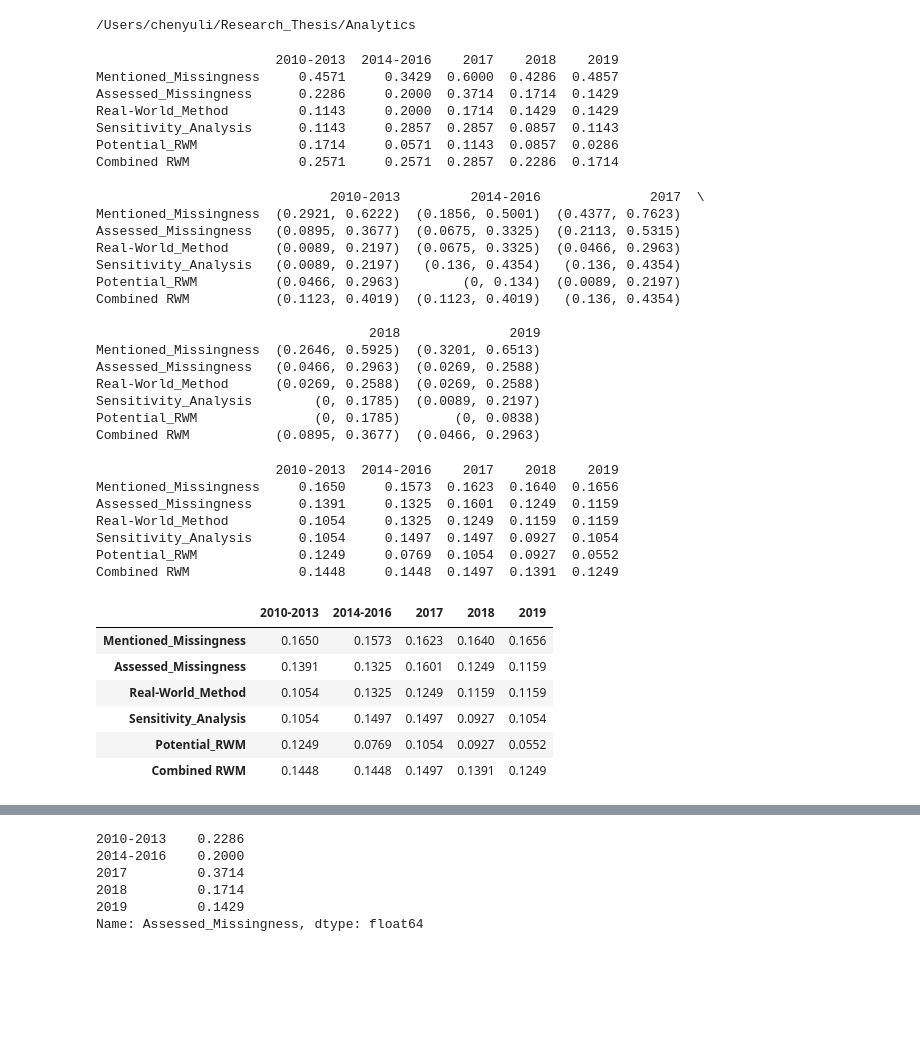
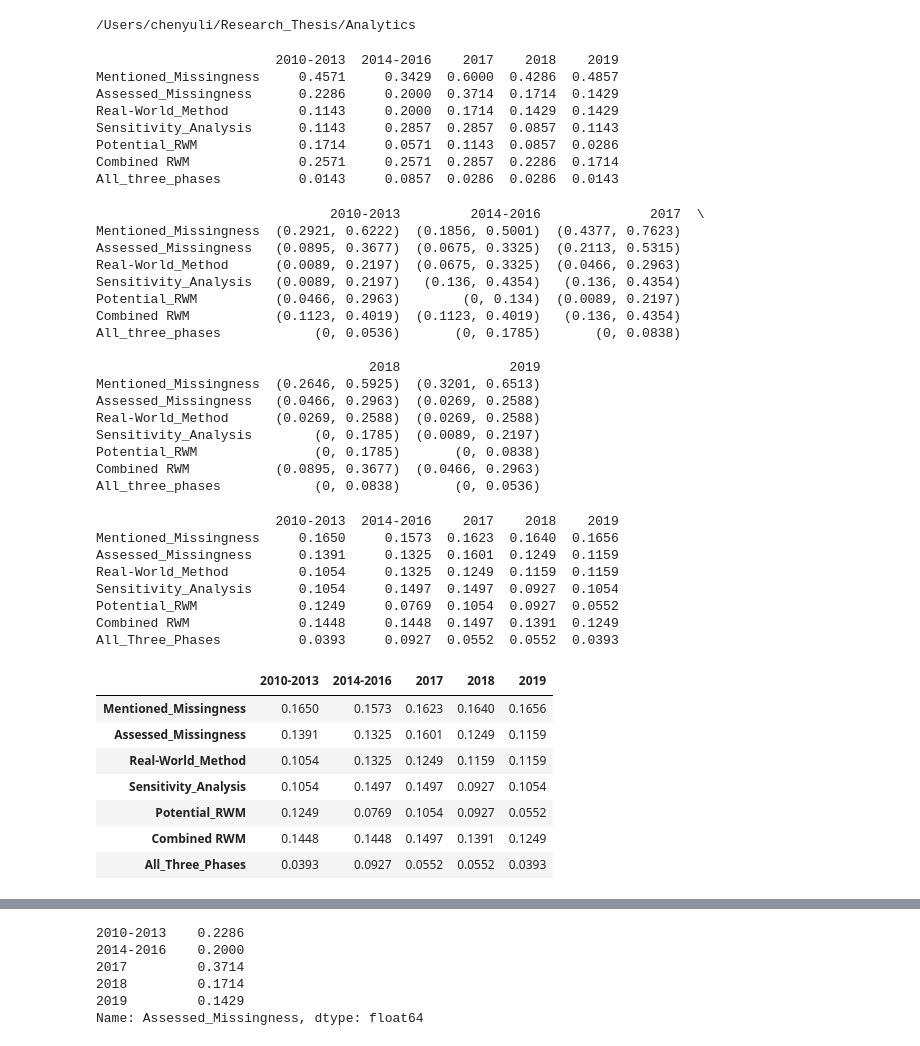
Before and after one commit to ChenyuL/RWD-Methods, a Jupyter notebook: Analysis/20210707_Analytics_Code_v0228.ipynb, the cells around one changed output, grey strips where cells are left out. Cells and saved outputs as stored; diff of their text form; code cells hidden in the pictures; blank space fills up the shorter version.

```diff
--- a/Analysis/20210707_Analytics_Code_v0228.ipynb
+++ b/Analysis/20210707_Analytics_Code_v0228.ipynb
@@ -777,7 +786,7 @@ set(HM_list)-set(MM_list)
 # %% [output]
 set()
 # %%
-Graph_Years=I_Years_Count.sort_values("Year").merge(MM_Years_Count,on='Year',how="left").merge(HM_Years_Count,on='Year',how="left").merge(RWM_Years_Count,on='Year',how='left').merge(S_Years_Count,on='Year',how='left').merge(ExtraCredit_Years_Count, on = 'Year', how = 'left').merge(Combined_RWM_Years_Count, on = 'Year',how = 'left').fillna(0)
+Graph_Years=I_Years_Count.sort_values("Year").merge(MM_Years_Count,on='Year',how="left").merge(HM_Years_Count,on='Year',how="left").merge(RWM_Years_Count,on='Year',how='left').merge(S_Years_Count,on='Year',how='left').merge(ExtraCredit_Years_Count, on = 'Year', how = 'left').merge(Combined_RWM_Years_Count, on = 'Year',how = 'left').merge(All_Years_Count,on='Year',how="left").fillna(0)
 Graph_Years
 
 # Add Combined missingness : assess +Mentioned
@@ -800,6 +809,7 @@ Graph_Years['HM_%']=Graph_Years.Assessed_Missingness_count/Graph_Years.included_
 Graph_Years['Sensitivity_analysis_%']=Graph_Years.Sensitivity_Analysis_Count/Graph_Years.included_number
 Graph_Years['Potential_RWM_Count_%']=Graph_Years.Potential_RWM_Count/Graph_Years.included_number
 Graph_Years['Combined_RWM_Count_%']=Graph_Years.Combined_RWM_Count/Graph_Years.included_number
+Graph_Years['All_three_phases_RWM_Count_%']=Graph_Years.All_three_phases_Count/Graph_Years.included_number
 # %%
 Graph_Years
 # %% [output]
@@ -1023,7 +1034,7 @@ Index(['index', 'Year', 'included_number', 'Mentioned_Missingness_count',
 Epoch_df
 Epoch_select = Epoch_df[['included_number', 'Mentioned_Missingness_count',
        'Assessed_Missingness_count', 'RWM_count', 'Sensitivity_Analysis_Count',
-       'Potential_RWM_Count','Combined_RWM_Count']]
+       'Potential_RWM_Count','Combined_RWM_Count','All_three_phases_Count']]
 Epoch_select
 # %% [output]
 |  | included_number | Mentioned_Missingness_count | Assessed_Missingness_count | RWM_count | Sensitivity_Analysis_Count | ... |
@@ -1081,7 +1094,7 @@ out_transform
 interval = []
 estimation = []
 err_range = []
-for i in range(1, 7):
+for i in range(1, 8):
     interval.append([])
     estimation.append([])
     err_range.append([])
@@ -1107,7 +1120,7 @@ interval.index= ('Mentioned_Missingness', 'Assessed_Missingness','Real-World_Met
 # %%
 pHat = pd.DataFrame(estimation)
 pHat.columns =('2010-2013', '2014-2016', '2017', '2018', '2019')
-pHat.index = ('Mentioned_Missingness', 'Assessed_Missingness','Real-World_Method','Sensitivity_Analysis','Potential_RWM',"Combined RWM")
+pHat.index = ('Mentioned_Missingness', 'Assessed_Missingness','Real-World_Method','Sensitivity_Analysis','Potential_RWM',"Combined RWM","All_three_phases")
 print(pHat)
 pHat.to_csv("/Users/chenyuli/Research_Thesis/Analytics/20220228pHat_beforeformat.csv")
 # %% [output]
@@ -1118,9 +1131,10 @@ Real-World_Method         0.1143     0.2000  0.1714  0.1429  0.1429
 Sensitivity_Analysis      0.1143     0.2857  0.2857  0.0857  0.1143
 Potential_RWM             0.1714     0.0571  0.1143  0.0857  0.0286
 Combined RWM              0.2571     0.2571  0.2857  0.2286  0.1714
+All_three_phases          0.0143     0.0857  0.0286  0.0286  0.0143
 # %%
 print(interval)
-interval.to_csv("/Users/chenyuli/Research_Thesis/Analytics/20220228CI_beforeformat.csv")
+interval.to_csv("/Users/chenyuli/Research_Thesis/Analytics/20220822CI_beforeformat.csv")
 # %% [output]
                               2010-2013         2014-2016              2017  \
 Mentioned_Missingness  (0.2921, 0.6222)  (0.1856, 0.5001)  (0.4377, 0.7623)
@@ -1129,6 +1143,7 @@ Real-World_Method      (0.0089, 0.2197)  (0.0675, 0.3325)  (0.0466, 0.2963)
 Sensitivity_Analysis   (0.0089, 0.2197)   (0.136, 0.4354)   (0.136, 0.4354)
 Potential_RWM          (0.0466, 0.2963)        (0, 0.134)  (0.0089, 0.2197)
 Combined RWM           (0.1123, 0.4019)  (0.1123, 0.4019)   (0.136, 0.4354)
+All_three_phases            (0, 0.0536)       (0, 0.1785)       (0, 0.0838)
 
                                    2018              2019
 Mentioned_Missingness  (0.2646, 0.5925)  (0.3201, 0.6513)
@@ -1137,28 +1152,31 @@ Real-World_Method      (0.0269, 0.2588)  (0.0269, 0.2588)
 Sensitivity_Analysis        (0, 0.1785)  (0.0089, 0.2197)
 Potential_RWM               (0, 0.1785)       (0, 0.0838)
 Combined RWM           (0.0895, 0.3677)  (0.0466, 0.2963)
+All_three_phases            (0, 0.0838)       (0, 0.0536)
 # %%
 err_range
 err_df = pd.DataFrame(err_range)
 err_df.columns =('2010-2013', '2014-2016', '2017', '2018', '2019')
-err_df.index = ('Mentioned_Missingness', 'Assessed_Missingness','Real-World_Method','Sensitivity_Analysis','Potential_RWM',"Combined RWM")
+err_df.index = ('Mentioned_Missingness', 'Assessed_Missingness','Real-World_Method','Sensitivity_Analysis','Potential_RWM',"Combined RWM","All_Three_Phases")
 print(err_df)
 err_df
 # %% [output]
                        2010-2013  2014-2016    2017    2018    2019
 Mentioned_Missingness     0.1650     0.1573  0.1623  0.1640  0.1656
 Assessed_Missingness      0.1391     0.1325  0.1601  0.1249  0.1159
 Real-World_Method         0.1054     0.1325  0.1249  0.1159  0.1159
 Sensitivity_Analysis      0.1054     0.1497  0.1497  0.0927  0.1054
 Potential_RWM             0.1249     0.0769  0.1054  0.0927  0.0552
 Combined RWM              0.1448     0.1448  0.1497  0.1391  0.1249
+All_Three_Phases          0.0393     0.0927  0.0552  0.0552  0.0393
 |  | 2010-2013 | 2014-2016 | 2017 | 2018 | 2019 |
 | Mentioned_Missingness | 0.1650 | 0.1573 | 0.1623 | 0.1640 | 0.1656 |
 | Assessed_Missingness | 0.1391 | 0.1325 | 0.1601 | 0.1249 | 0.1159 |
 | Real-World_Method | 0.1054 | 0.1325 | 0.1249 | 0.1159 | 0.1159 |
 | Sensitivity_Analysis | 0.1054 | 0.1497 | 0.1497 | 0.0927 | 0.1054 |
 | Potential_RWM | 0.1249 | 0.0769 | 0.1054 | 0.0927 | 0.0552 |
 | Combined RWM | 0.1448 | 0.1448 | 0.1497 | 0.1391 | 0.1249 |
+| All_Three_Phases | 0.0393 | 0.0927 | 0.0552 | 0.0552 | 0.0393 |
 # %%
 pHat
 # %% [output]
```
Also changed, not shown: parts of 22 cells of this notebook.
